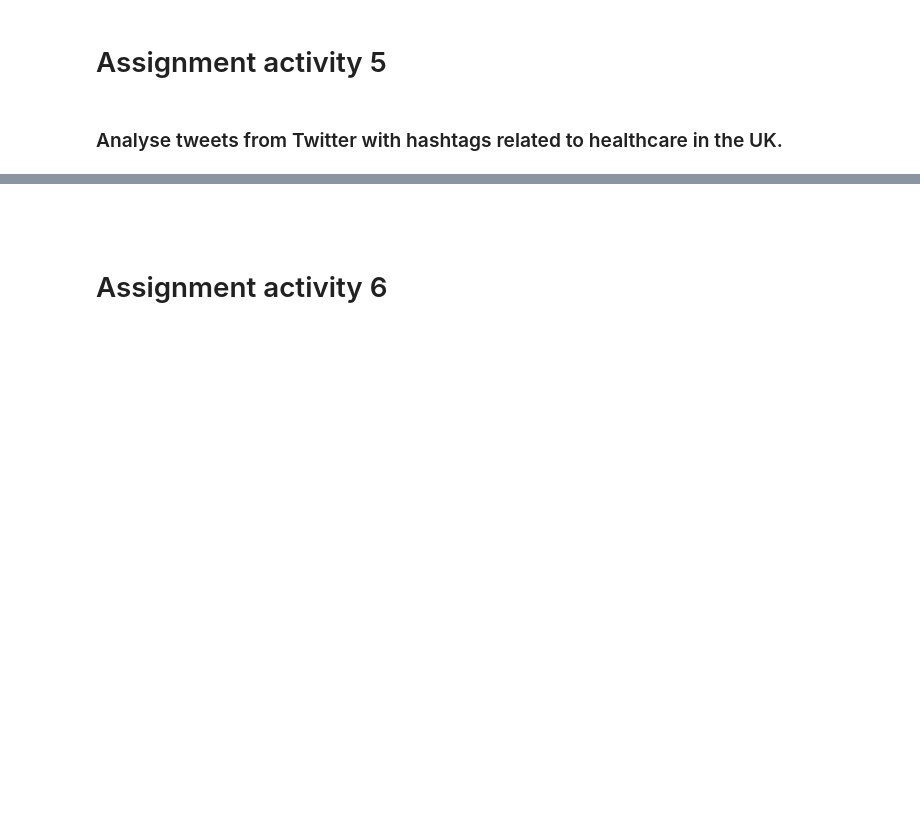
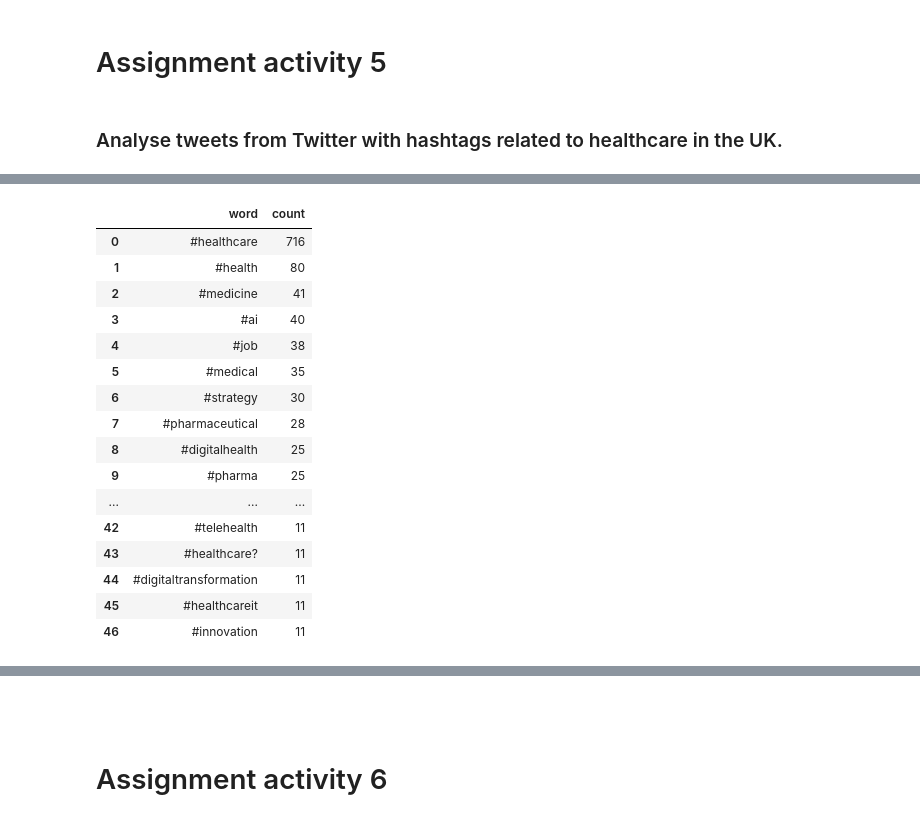
Before and after one commit to angjiashin/LSE_DA_NHS_analysis, a Jupyter notebook: Ang_JiaShin_DA201_Assignment_Notebook.ipynb, the cells around one changed output, grey strips where cells are left out. Drawn from its saved outputs; the diff is of its cells as text; code cells hidden in the pictures; blank space fills up the shorter version.

```diff
--- a/Ang_JiaShin_DA201_Assignment_Notebook.ipynb
+++ b/Ang_JiaShin_DA201_Assignment_Notebook.ipynb
@@ -776,5 +779,6 @@ pd.options.display.max_colwidth = 200
 # %%
 # Load the data set.
-
+tweets = pd.read_csv('/Users/shin/Desktop/lse_daca/course_2/LSE_DA201_Assignment_files/tweets.csv')
 
 # View the DataFrame.
+tweets.head()
@@ -788,5 +886,6 @@ pd.options.display.max_colwidth = 200
 # %%
 # Create a new DataFrame containing only the text.
-
+tweets_text = tweets[['tweet_full_text']]
 
 # View the DataFrame.
+tweets_text.head()
@@ -793,4 +899,13 @@ pd.options.display.max_colwidth = 200
 # %%
 # Loop through the messages, and create a list of values containing the # symbol.
+tags = []
+
+for y in [x.split(' ') for x in tweets_text['tweet_full_text'].values]:
+    for z in y:
+        if '#' in z:
+            # Change to lowercase.
+            tags.append(z.lower())
+
+tags = pd.Series(tags)
 # %%
 # Display the first 30 records.
@@ -797,7 +931,8 @@ pd.options.display.max_colwidth = 200
 # %%
 # Convert the series to a DataFrame in preparation for visualisation.
-
-
+tags_count = pd.DataFrame(tags.value_counts()).reset_index()
 # Rename the columns.
+tags_count.rename(columns = {'index' : 'word',
+                             0 : 'count'}, inplace=True)
 # %%
 # Fix the count datatype.
@@ -807,3 +965,22 @@ pd.options.display.max_colwidth = 200
 # %%
 # Display records where the count is larger than 10.
+tags_count.loc[tags_count['count']  > 10]
+# %% [output]
+|  | word | count |
+| 0 | #healthcare | 716 |
+| 1 | #health | 80 |
+| 2 | #medicine | 41 |
+| 3 | #ai | 40 |
+| 4 | #job | 38 |
+| 5 | #medical | 35 |
+| 6 | #strategy | 30 |
+| 7 | #pharmaceutical | 28 |
+| 8 | #digitalhealth | 25 |
+| 9 | #pharma | 25 |
+| ... | ... | ... |
+| 42 | #telehealth | 11 |
+| 43 | #healthcare? | 11 |
+| 44 | #digitaltransformation | 11 |
+| 45 | #healthcareit | 11 |
+| 46 | #innovation | 11 |
 # %%
```
Also changed, not shown: parts of 52 cells of this notebook.
